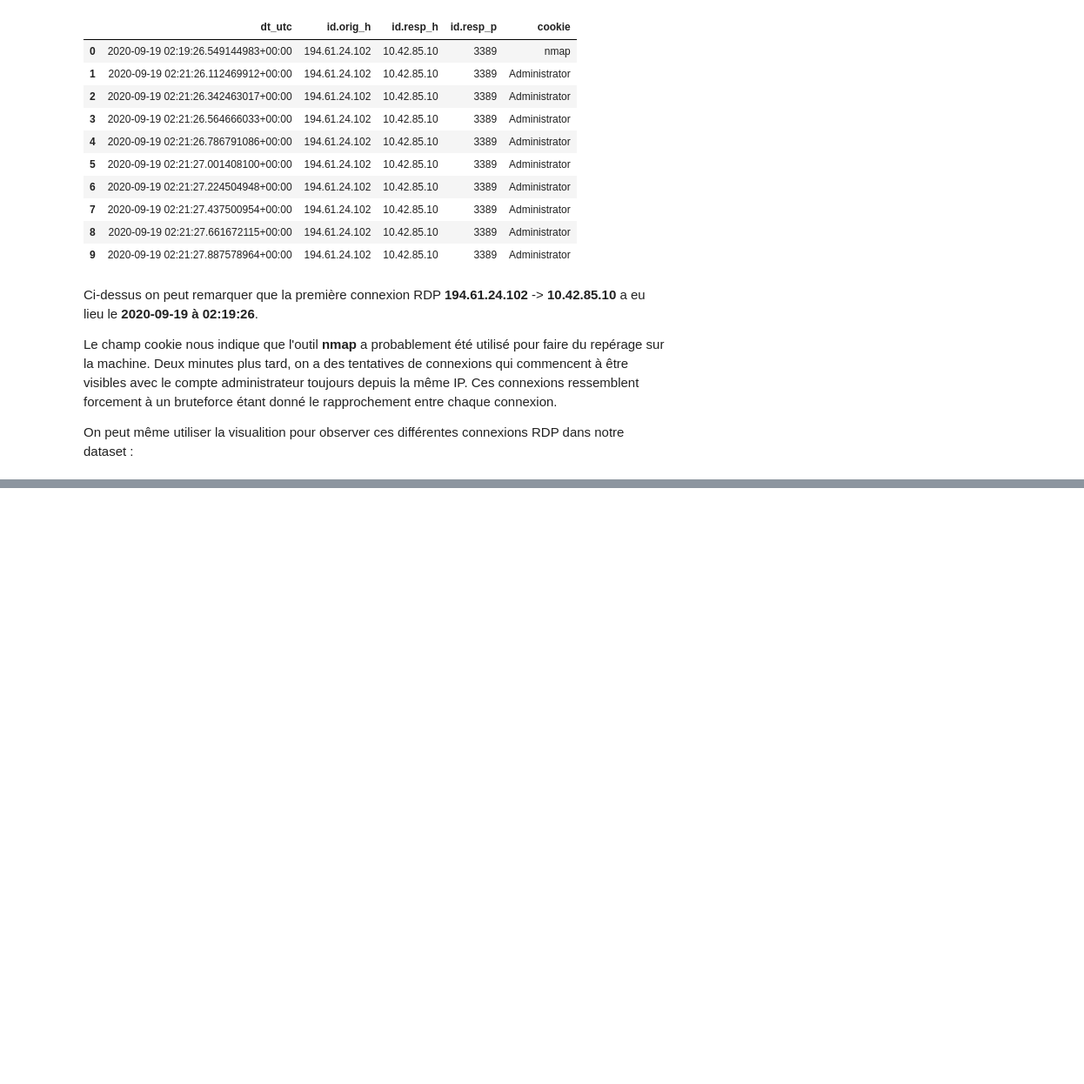
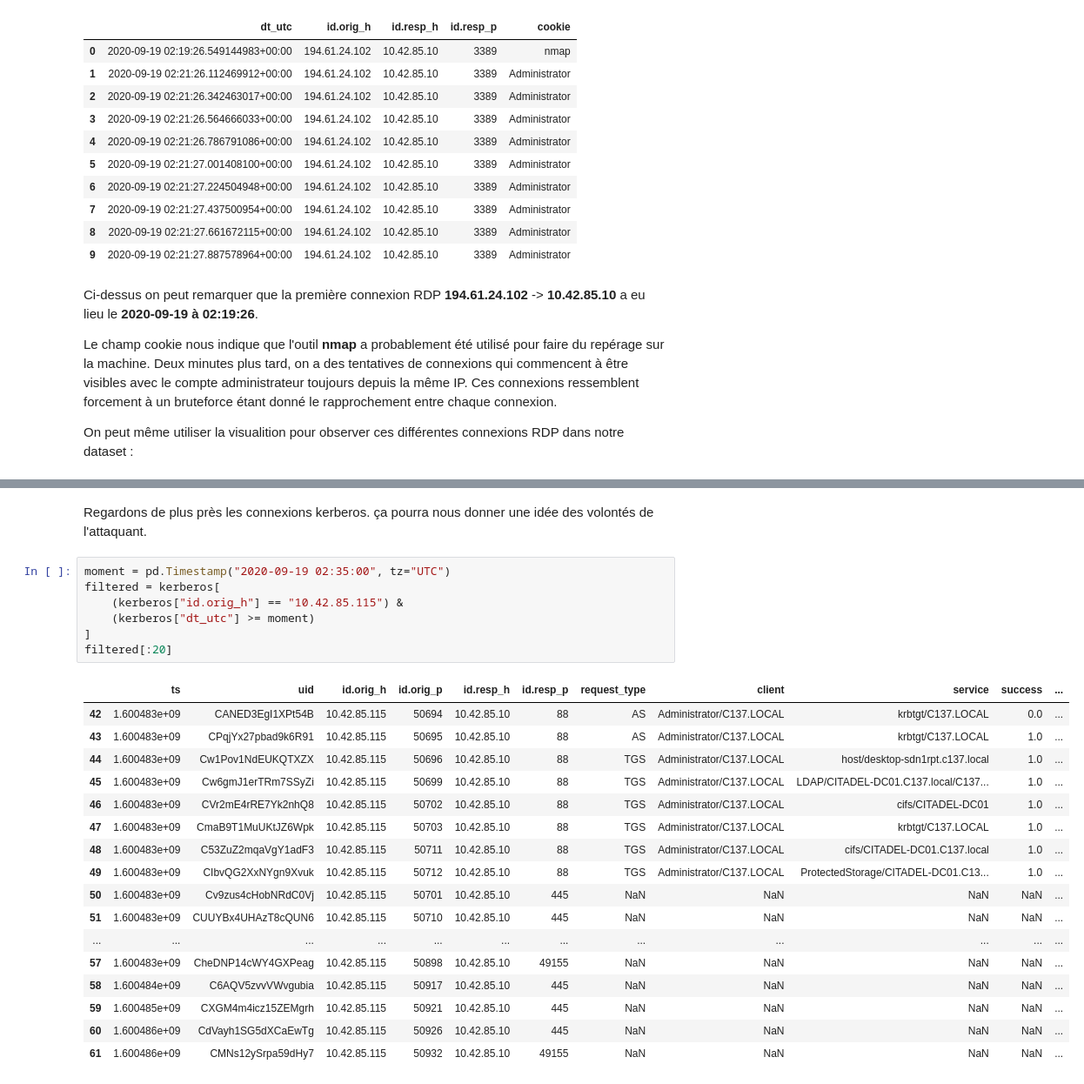
Before and after one commit to theophane-droid/blog_content, a Jupyter notebook: network_investigation/analysis.ipynb, the cells around one changed output, grey strips where cells are left out. Shown at 87% size. Cells and saved outputs as stored; diff of their text form; blank space fills up the shorter version.

```diff
--- a/network_investigation/analysis.ipynb
+++ b/network_investigation/analysis.ipynb
@@ -332,0 +526,27 @@ ssl[:10]
+# %% [markdown]
+Regardons de plus près les connexions kerberos. ça pourra nous donner une idée des volontés de l'attaquant.
+# %%
+moment = pd.Timestamp("2020-09-19 02:35:00", tz="UTC")
+filtered = kerberos[
+    (kerberos["id.orig_h"] == "10.42.85.115") &
+    (kerberos["dt_utc"] >= moment)
+]
+filtered[:20]
+# %% [output]
+|  | ts | uid | id.orig_h | id.orig_p | id.resp_h | id.resp_p | request_type | client | service | success | ... |
+| 42 | 1.600483e+09 | CANED3EgI1XPt54B | 10.42.85.115 | 50694 | 10.42.85.10 | 88 | AS | Administrator/C137.LOCAL | krbtgt/C137.LOCAL | 0.0 | ... |
+| 43 | 1.600483e+09 | CPqjYx27pbad9k6R91 | 10.42.85.115 | 50695 | 10.42.85.10 | 88 | AS | Administrator/C137.LOCAL | krbtgt/C137.LOCAL | 1.0 | ... |
+| 44 | 1.600483e+09 | Cw1Pov1NdEUKQTXZX | 10.42.85.115 | 50696 | 10.42.85.10 | 88 | TGS | Administrator/C137.LOCAL | host/desktop-sdn1rpt.c137.local | 1.0 | ... |
+| 45 | 1.600483e+09 | Cw6gmJ1erTRm7SSyZi | 10.42.85.115 | 50699 | 10.42.85.10 | 88 | TGS | Administrator/C137.LOCAL | LDAP/CITADEL-DC01.C137.local/C137... | 1.0 | ... |
+| 46 | 1.600483e+09 | CVr2mE4rRE7Yk2nhQ8 | 10.42.85.115 | 50702 | 10.42.85.10 | 88 | TGS | Administrator/C137.LOCAL | cifs/CITADEL-DC01 | 1.0 | ... |
+| 47 | 1.600483e+09 | CmaB9T1MuUKtJZ6Wpk | 10.42.85.115 | 50703 | 10.42.85.10 | 88 | TGS | Administrator/C137.LOCAL | krbtgt/C137.LOCAL | 1.0 | ... |
+| 48 | 1.600483e+09 | C53ZuZ2mqaVgY1adF3 | 10.42.85.115 | 50711 | 10.42.85.10 | 88 | TGS | Administrator/C137.LOCAL | cifs/CITADEL-DC01.C137.local | 1.0 | ... |
+| 49 | 1.600483e+09 | CIbvQG2XxNYgn9Xvuk | 10.42.85.115 | 50712 | 10.42.85.10 | 88 | TGS | Administrator/C137.LOCAL | ProtectedStorage/CITADEL-DC01.C13... | 1.0 | ... |
+| 50 | 1.600483e+09 | Cv9zus4cHobNRdC0Vj | 10.42.85.115 | 50701 | 10.42.85.10 | 445 | NaN | NaN | NaN | NaN | ... |
+| 51 | 1.600483e+09 | CUUYBx4UHAzT8cQUN6 | 10.42.85.115 | 50710 | 10.42.85.10 | 445 | NaN | NaN | NaN | NaN | ... |
+| ... | ... | ... | ... | ... | ... | ... | ... | ... | ... | ... | ... |
+| 57 | 1.600483e+09 | CheDNP14cWY4GXPeag | 10.42.85.115 | 50898 | 10.42.85.10 | 49155 | NaN | NaN | NaN | NaN | ... |
+| 58 | 1.600484e+09 | C6AQV5zvvVWvgubia | 10.42.85.115 | 50917 | 10.42.85.10 | 445 | NaN | NaN | NaN | NaN | ... |
+| 59 | 1.600485e+09 | CXGM4m4icz15ZEMgrh | 10.42.85.115 | 50921 | 10.42.85.10 | 445 | NaN | NaN | NaN | NaN | ... |
+| 60 | 1.600486e+09 | CdVayh1SG5dXCaEwTg | 10.42.85.115 | 50926 | 10.42.85.10 | 445 | NaN | NaN | NaN | NaN | ... |
+| 61 | 1.600486e+09 | CMNs12ySrpa59dHy7 | 10.42.85.115 | 50932 | 10.42.85.10 | 49155 | NaN | NaN | NaN | NaN | ... |
```
Also changed, not shown: parts of 29 cells of this notebook, 1 other file.
